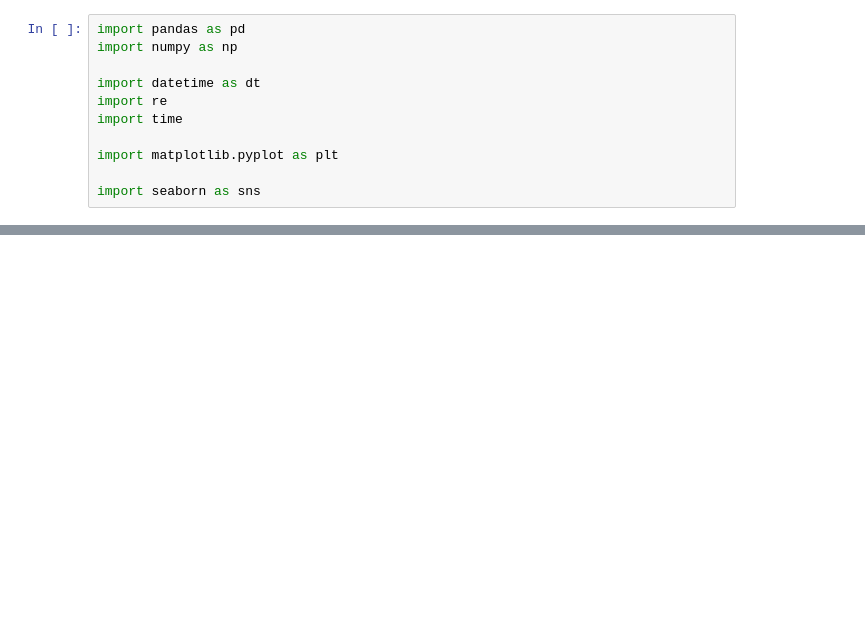
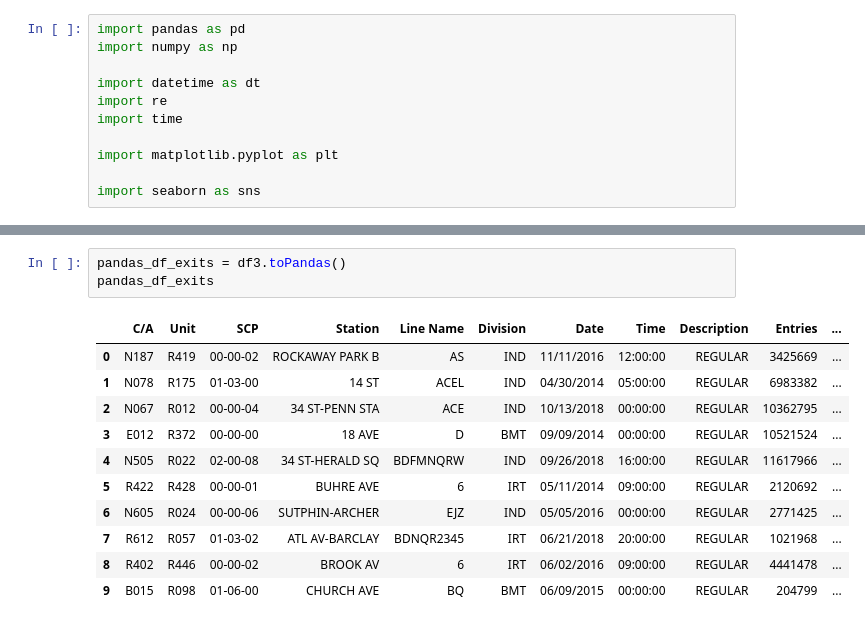
Before and after one commit to SuSu02202020/Final-Project, a Jupyter notebook: turnstile_2014_to_2018.ipynb, the cells around one changed output, grey strips where cells are left out. Drawn from its saved outputs; the diff is of its cells as text; blank space fills up the shorter version.

```diff
--- a/turnstile_2014_to_2018.ipynb
+++ b/turnstile_2014_to_2018.ipynb
@@ -112,0 +232,15 @@ import seaborn as sns
+# %%
+pandas_df_exits = df3.toPandas()
+pandas_df_exits
+# %% [output]
+|  | C/A | Unit | SCP | Station | Line Name | Division | Date | Time | Description | Entries | ... |
+| 0 | N187 | R419 | 00-00-02 | ROCKAWAY PARK B | AS | IND | 11/11/2016 | 12:00:00 | REGULAR | 3425669 | ... |
+| 1 | N078 | R175 | 01-03-00 | 14 ST | ACEL | IND | 04/30/2014 | 05:00:00 | REGULAR | 6983382 | ... |
+| 2 | N067 | R012 | 00-00-04 | 34 ST-PENN STA | ACE | IND | 10/13/2018 | 00:00:00 | REGULAR | 10362795 | ... |
+| 3 | E012 | R372 | 00-00-00 | 18 AVE | D | BMT | 09/09/2014 | 00:00:00 | REGULAR | 10521524 | ... |
+| 4 | N505 | R022 | 02-00-08 | 34 ST-HERALD SQ | BDFMNQRW | IND | 09/26/2018 | 16:00:00 | REGULAR | 11617966 | ... |
+| 5 | R422 | R428 | 00-00-01 | BUHRE AVE | 6 | IRT | 05/11/2014 | 09:00:00 | REGULAR | 2120692 | ... |
+| 6 | N605 | R024 | 00-00-06 | SUTPHIN-ARCHER | EJZ | IND | 05/05/2016 | 00:00:00 | REGULAR | 2771425 | ... |
+| 7 | R612 | R057 | 01-03-02 | ATL AV-BARCLAY | BDNQR2345 | IRT | 06/21/2018 | 20:00:00 | REGULAR | 1021968 | ... |
+| 8 | R402 | R446 | 00-00-02 | BROOK AV | 6 | IRT | 06/02/2016 | 09:00:00 | REGULAR | 4441478 | ... |
+| 9 | B015 | R098 | 01-06-00 | CHURCH AVE | BQ | BMT | 06/09/2015 | 00:00:00 | REGULAR | 204799 | ... |
```
Also changed, not shown: parts of 16 cells of this notebook, 1 other file.
